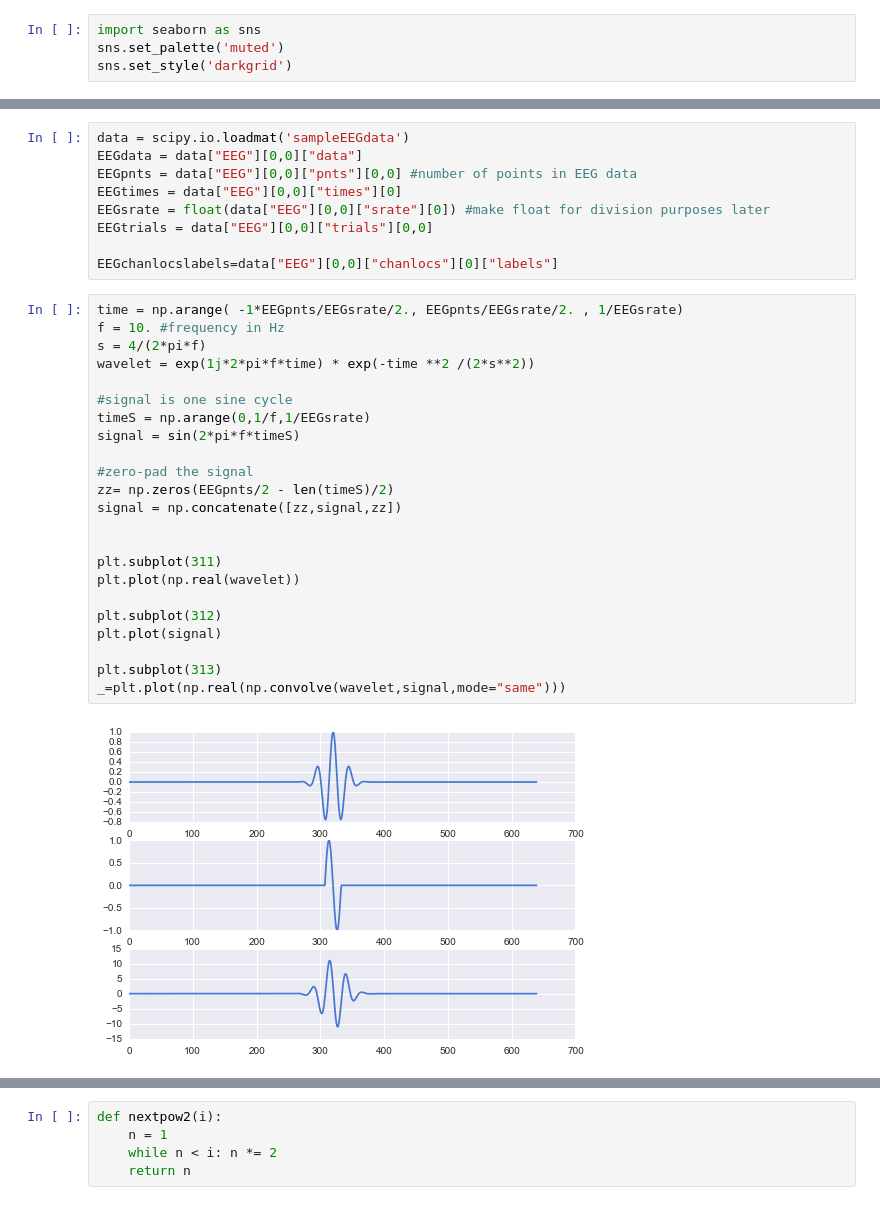
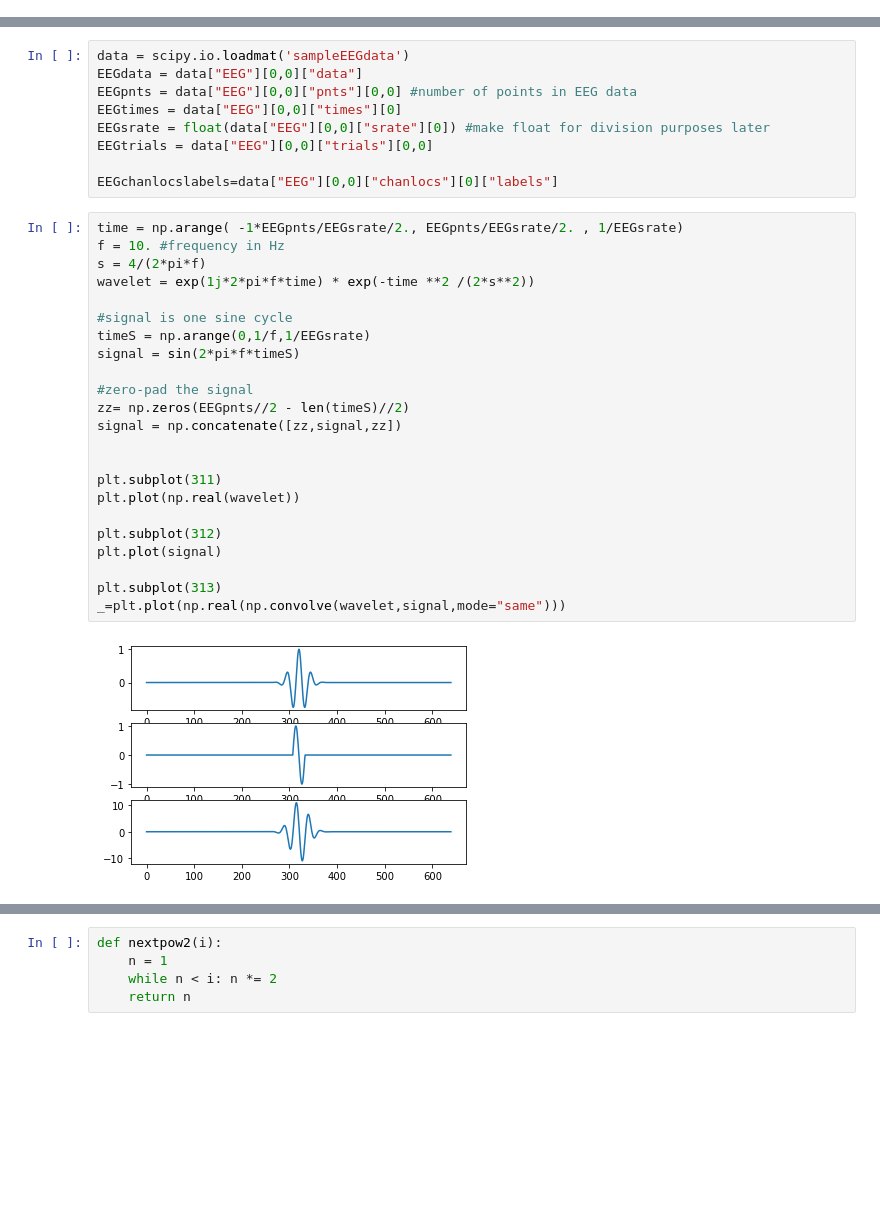
Before and after one commit to lyndond/Analyzing_Neural_Time_Series, a Jupyter notebook: chapter13.ipynb, the cells around one changed output, grey strips where cells are left out. Saved outputs shown, nothing was run; the diff lists cells and outputs as text; blank space fills up the shorter version.

```diff
--- a/chapter13.ipynb
+++ b/chapter13.ipynb
@@ -14,7 +10,3 @@ Import optional library for prettier plots.
-# %%
-import seaborn as sns
-sns.set_palette('muted')
-sns.set_style('darkgrid')
 # %% [markdown]
 ###Figure 13.1
 # %%
@@ -211,28 +195,28 @@ EEGchanlocslabels=data["EEG"][0,0]["chanlocs"][0]["labels"]
 # %%
 time = np.arange( -1*EEGpnts/EEGsrate/2., EEGpnts/EEGsrate/2. , 1/EEGsrate)
 f = 10. #frequency in Hz
 s = 4/(2*pi*f)
 wavelet = exp(1j*2*pi*f*time) * exp(-time **2 /(2*s**2))
 
 #signal is one sine cycle
 timeS = np.arange(0,1/f,1/EEGsrate)
 signal = sin(2*pi*f*timeS)
 
 #zero-pad the signal
-zz= np.zeros(EEGpnts/2 - len(timeS)/2)
+zz= np.zeros(EEGpnts//2 - len(timeS)//2)
 signal = np.concatenate([zz,signal,zz])
 
 
 plt.subplot(311)
 plt.plot(np.real(wavelet))
 
 plt.subplot(312)
 plt.plot(signal)
 
 plt.subplot(313)
 _=plt.plot(np.real(np.convolve(wavelet,signal,mode="same")))
 # %% [output]
-[figure, old version]
+[figure, new version]
 # %%
 #now plot dot products at selected phase lags, corresponding to the above 3 plots
 
```
Also changed, not shown: parts of 34 cells of this notebook, 1 other file.
